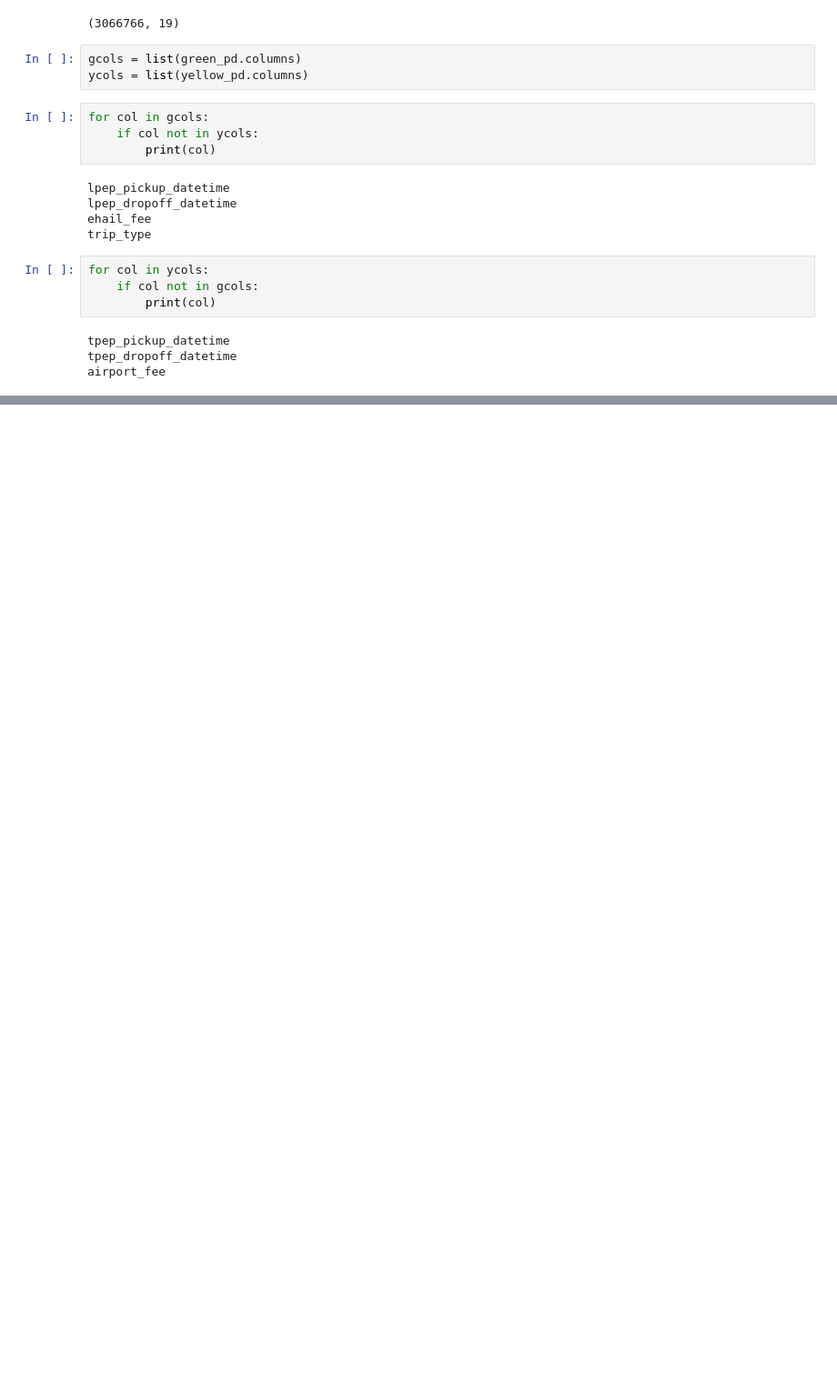
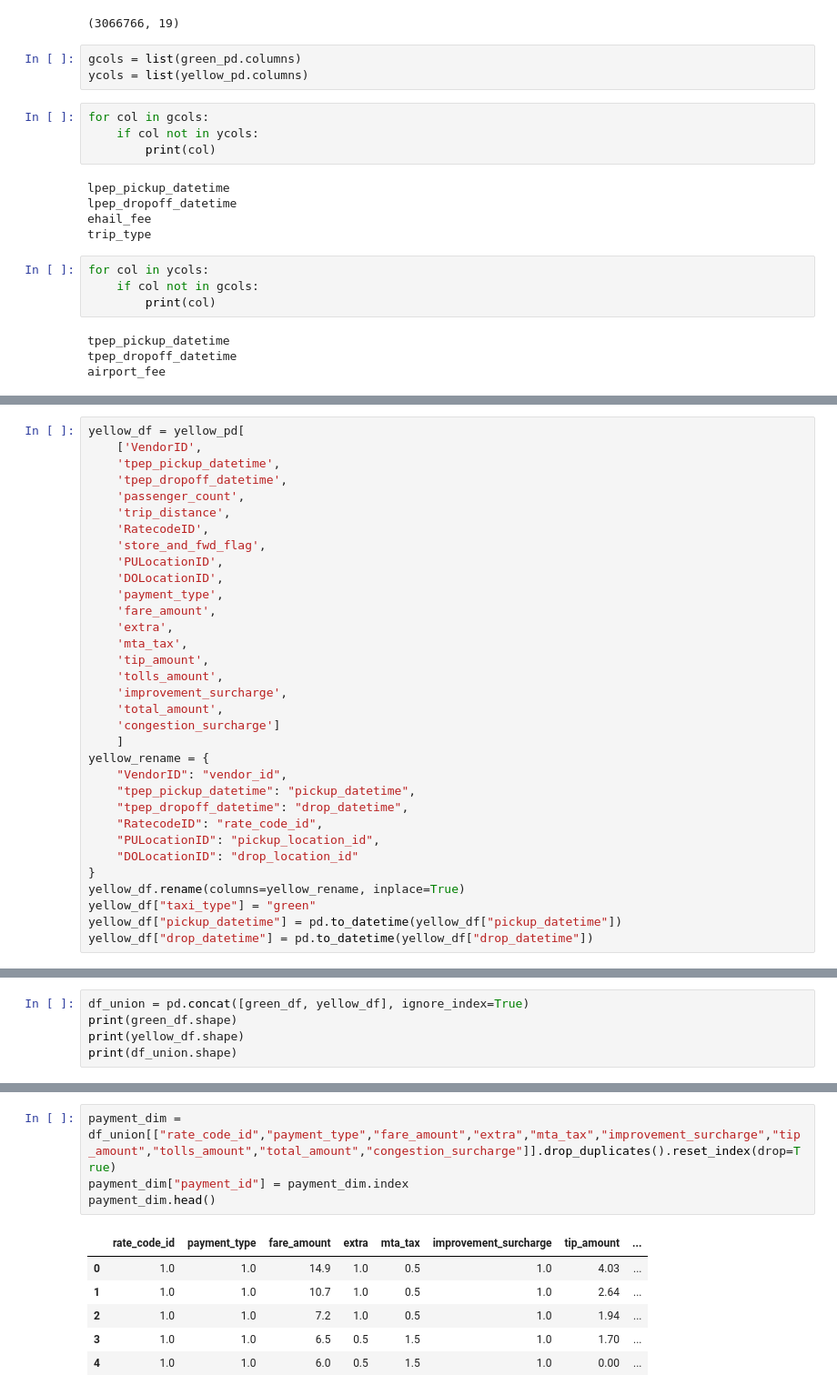
Before and after one commit to sarthak-sarbahi/gcp-nyctaxidata, a Jupyter notebook: datamodelling.ipynb, the cells around one changed output, grey strips where cells are left out. Shown: that part at 91% size. Cells and saved outputs as stored; diff of their text form; blank space fills up the shorter version.

```diff
--- a/datamodelling.ipynb
+++ b/datamodelling.ipynb
@@ -58,0 +152,33 @@ airport_fee
+# %%
+yellow_df = yellow_pd[
+    ['VendorID',
+    'tpep_pickup_datetime',
+    'tpep_dropoff_datetime',
+    'passenger_count',
+    'trip_distance',
+    'RatecodeID',
+    'store_and_fwd_flag',
+    'PULocationID',
+    'DOLocationID',
+    'payment_type',
+    'fare_amount',
+    'extra',
+    'mta_tax',
+    'tip_amount',
+    'tolls_amount',
+    'improvement_surcharge',
+    'total_amount',
+    'congestion_surcharge']
+    ]
+yellow_rename = {
+    "VendorID": "vendor_id",
+    "tpep_pickup_datetime": "pickup_datetime",
+    "tpep_dropoff_datetime": "drop_datetime",
+    "RatecodeID": "rate_code_id",
+    "PULocationID": "pickup_location_id",
+    "DOLocationID": "drop_location_id"
+}
+yellow_df.rename(columns=yellow_rename, inplace=True)
+yellow_df["taxi_type"] = "green"
+yellow_df["pickup_datetime"] = pd.to_datetime(yellow_df["pickup_datetime"])
+yellow_df["drop_datetime"] = pd.to_datetime(yellow_df["drop_datetime"])
@@ -58,0 +222,5 @@ airport_fee
+# %%
+df_union = pd.concat([green_df, yellow_df], ignore_index=True)
+print(green_df.shape)
+print(yellow_df.shape)
+print(df_union.shape)
@@ -58,0 +274,11 @@ airport_fee
+# %%
+payment_dim = df_union[["rate_code_id","payment_type","fare_amount","extra","mta_tax","improvement_surcharge","tip_amount","tolls_amount","total_amount","congestion_surcharge"]].drop_duplicates().reset_index(drop=True)
+payment_dim["payment_id"] = payment_dim.index
+payment_dim.head()
+# %% [output]
+|  | rate_code_id | payment_type | fare_amount | extra | mta_tax | improvement_surcharge | tip_amount | ... |
+| 0 | 1.0 | 1.0 | 14.9 | 1.0 | 0.5 | 1.0 | 4.03 | ... |
+| 1 | 1.0 | 1.0 | 10.7 | 1.0 | 0.5 | 1.0 | 2.64 | ... |
+| 2 | 1.0 | 1.0 | 7.2 | 1.0 | 0.5 | 1.0 | 1.94 | ... |
+| 3 | 1.0 | 1.0 | 6.5 | 0.5 | 1.5 | 1.0 | 1.70 | ... |
+| 4 | 1.0 | 1.0 | 6.0 | 0.5 | 1.5 | 1.0 | 0.00 | ... |
```
Also changed, not shown: parts of 15 cells of this notebook, 3 other files.
